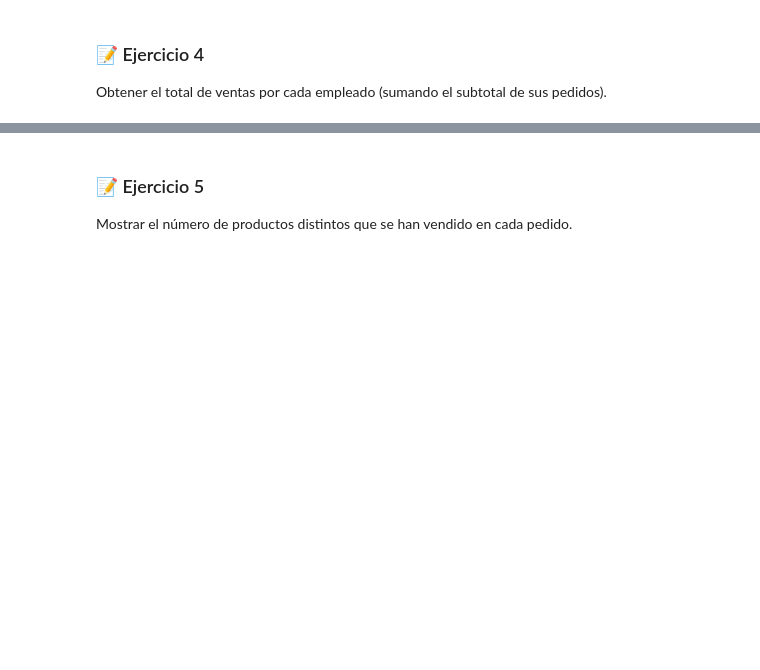
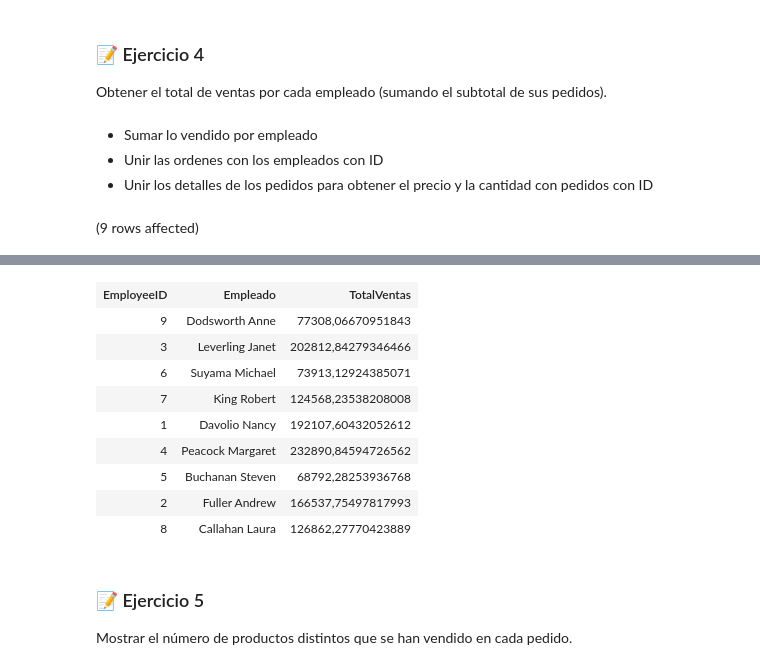
Before and after one commit to c04o/select-queries, a Jupyter notebook: taller.ipynb, the cells around one changed output, grey strips where cells are left out. Cells and saved outputs as stored; diff of their text form; code cells hidden in the pictures; blank space fills up the shorter version.

```diff
--- a/taller.ipynb
+++ b/taller.ipynb
@@ -35,3 +93,16 @@ Mostrar el precio promedio de los productos por cada categoría.
 # %% [markdown]
 ### 📝 Ejercicio 4
 Obtener el total de ventas por cada empleado (sumando el subtotal de sus pedidos).
+# %% [markdown]
+- Sumar lo vendido por empleado
+- Unir las ordenes con los empleados con ID
+- Unir los detalles de los pedidos para obtener el precio y la cantidad con pedidos con ID
+# %%
+SELECT e.EmployeeID, e.LastName + ' ' + e.FirstName AS Empleado,
+       SUM(od.UnitPrice * od.Quantity * (1 - od.Discount)) AS TotalVentas
+FROM Employees e
+INNER JOIN Orders o ON e.EmployeeID = o.EmployeeID
+INNER JOIN [Order Details] od ON o.OrderID = od.OrderID
+GROUP BY e.EmployeeID, e.LastName, e.FirstName;
+# %% [output]
+(9 rows affected)
@@ -38,3 +110,13 @@ Obtener el total de ventas por cada empleado (sumando el subtotal de sus pedidos
+| EmployeeID | Empleado | TotalVentas |
+| 9 | Dodsworth Anne | 77308,06670951843 |
+| 3 | Leverling Janet | 202812,84279346466 |
+| 6 | Suyama Michael | 73913,12924385071 |
+| 7 | King Robert | 124568,23538208008 |
+| 1 | Davolio Nancy | 192107,60432052612 |
+| 4 | Peacock Margaret | 232890,84594726562 |
+| 5 | Buchanan Steven | 68792,28253936768 |
+| 2 | Fuller Andrew | 166537,75497817993 |
+| 8 | Callahan Laura | 126862,27770423889 |
 # %% [markdown]
 ### 📝 Ejercicio 5
 Mostrar el número de productos distintos que se han vendido en cada pedido.
```
Also changed, not shown: parts of 13 cells of this notebook, 1 other file.
